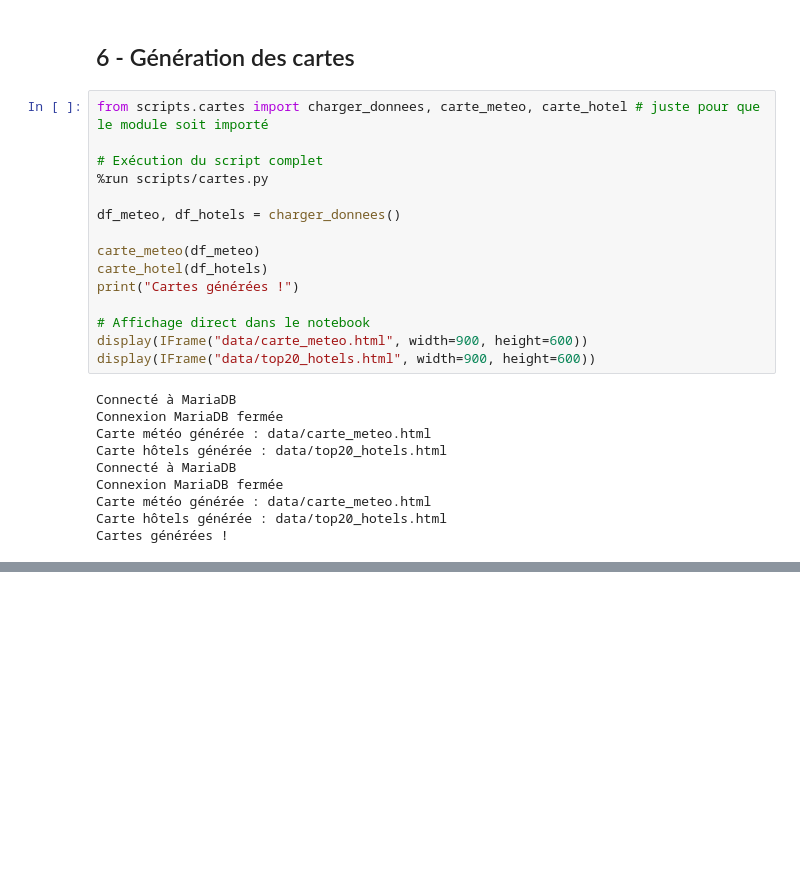
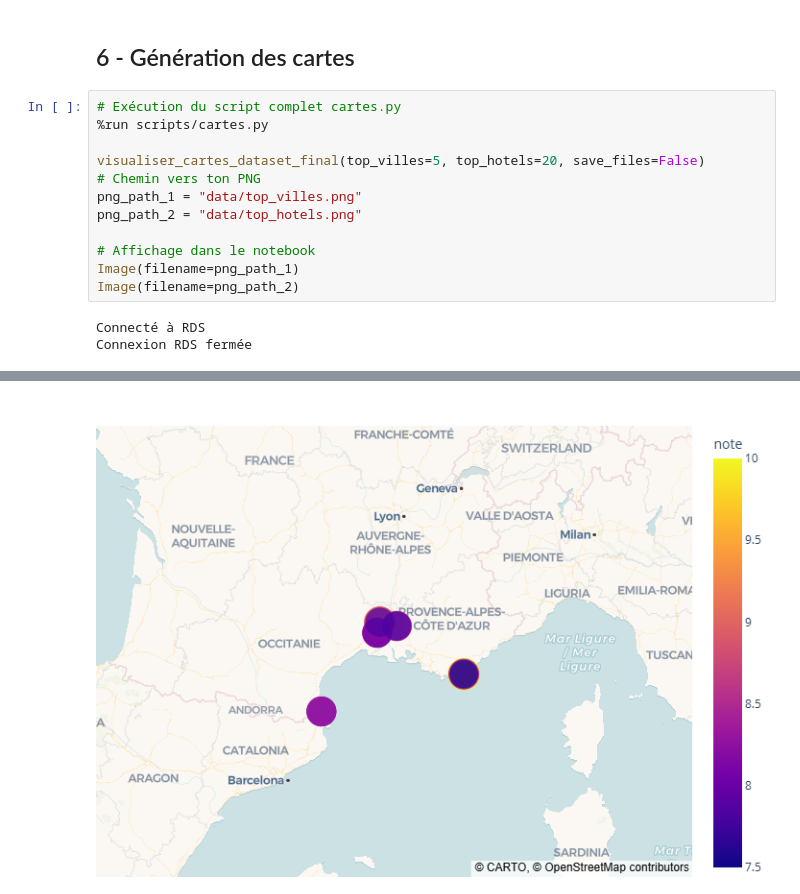
Before and after one commit to nlefort/JEDHA, a Jupyter notebook: PROJETS/03. Data_collection_and_management/Plan_your_trip.ipynb, the cells around one changed output, grey strips where cells are left out. Cells and saved outputs as stored; diff of their text form; blank space fills up the shorter version.

```diff
--- a/PROJETS/03. Data_collection_and_management/Plan_your_trip.ipynb
+++ b/PROJETS/03. Data_collection_and_management/Plan_your_trip.ipynb
@@ -142,27 +117,17 @@ Chargement terminé !
 # %% [markdown]
 ## 6 - Génération des cartes
 # %%
-from scripts.cartes import charger_donnees, carte_meteo, carte_hotel # juste pour que le module soit importé
-
-# Exécution du script complet
+# Exécution du script complet cartes.py
 %run scripts/cartes.py
 
-df_meteo, df_hotels = charger_donnees()
+visualiser_cartes_dataset_final(top_villes=5, top_hotels=20, save_files=False)
+# Chemin vers ton PNG
+png_path_1 = "data/top_villes.png"
+png_path_2 = "data/top_hotels.png"
 
-carte_meteo(df_meteo)
-carte_hotel(df_hotels)
-print("Cartes générées !")
-
-# Affichage direct dans le notebook
-display(IFrame("data/carte_meteo.html", width=900, height=600))
-display(IFrame("data/top20_hotels.html", width=900, height=600))
+# Affichage dans le notebook
+Image(filename=png_path_1)
+Image(filename=png_path_2)
 # %% [output]
-Connecté à MariaDB
-Connexion MariaDB fermée
-Carte météo générée : data/carte_meteo.html
-Carte hôtels générée : data/top20_hotels.html
-Connecté à MariaDB
-Connexion MariaDB fermée
-Carte météo générée : data/carte_meteo.html
-Carte hôtels générée : data/top20_hotels.html
-Cartes générées !
+Connecté à RDS
+Connexion RDS fermée
@@ -170,0 +134 @@ Cartes générées !
+[figure, added]
```
Also changed, not shown: parts of 7 cells of this notebook, 24 other files.
